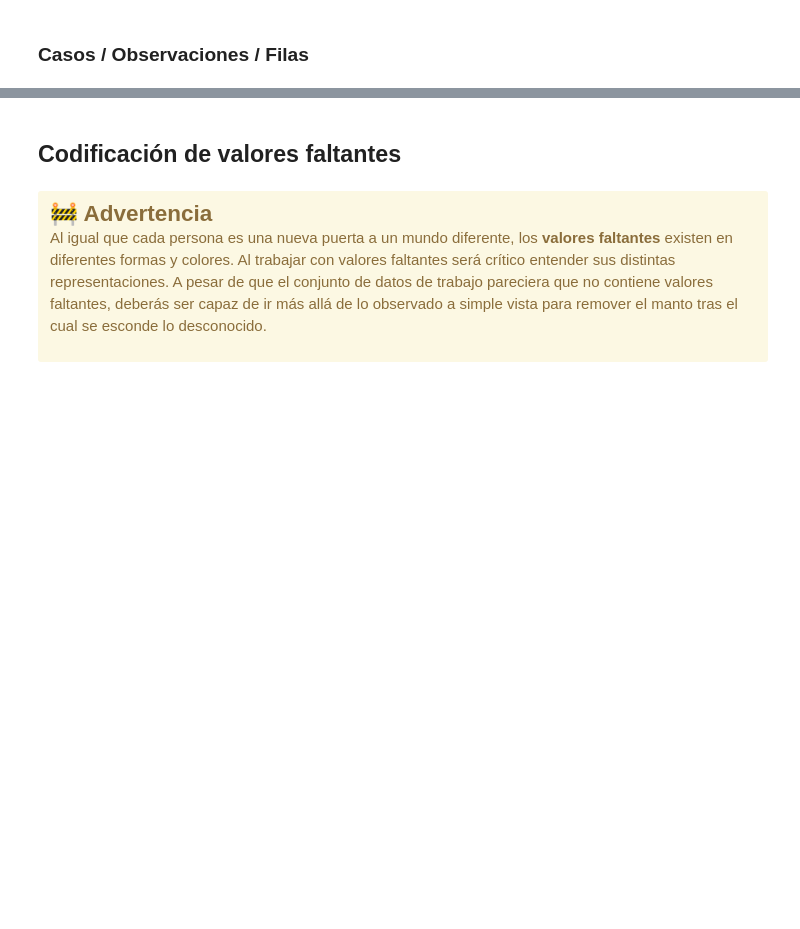
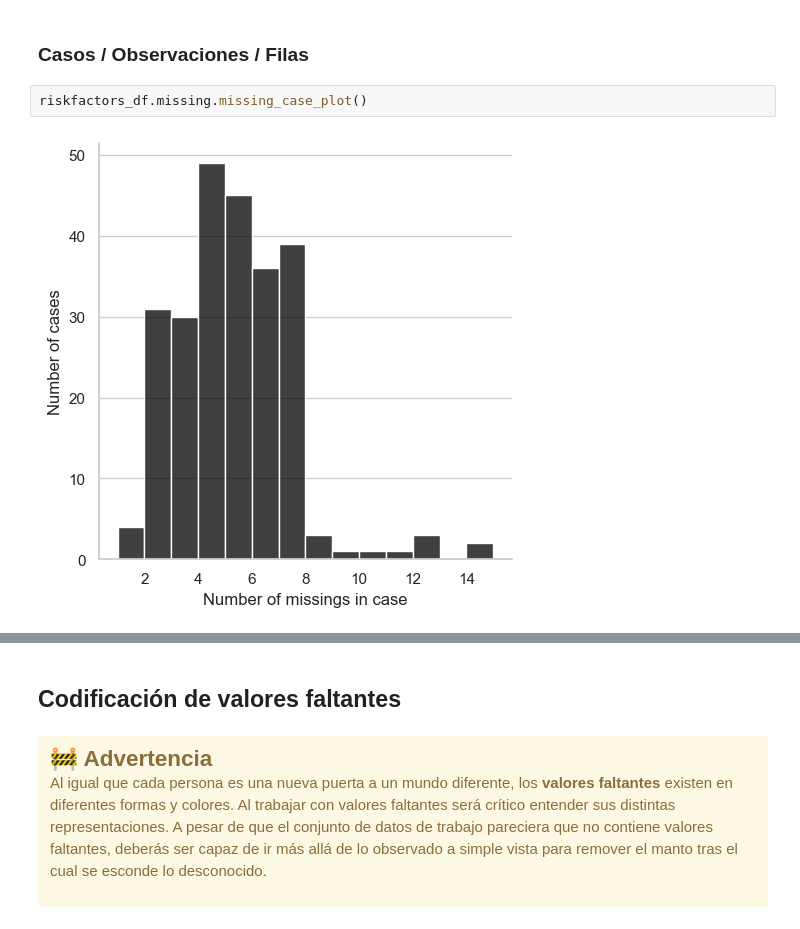
Before and after one commit to refresko1/Formacion, a Jupyter notebook: Manejo de datos Faltantes/live-exploration-missing-values.ipynb, the cells around one changed output, grey strips where cells are left out. Saved outputs shown, nothing was run; the diff lists cells and outputs as text; blank space fills up the shorter version.

```diff
--- a/Manejo de datos Faltantes/live-exploration-missing-values.ipynb
+++ b/Manejo de datos Faltantes/live-exploration-missing-values.ipynb
@@ -418,2 +434,6 @@ riskfactors_df.missing.missing_case_table()
 # %% [markdown]
 ### Casos / Observaciones / Filas
+# %%
+riskfactors_df.missing.missing_case_plot()
+# %% [output]
+[figure, added]
```
Also changed, not shown: parts of 52 cells of this notebook, 1 other file.
